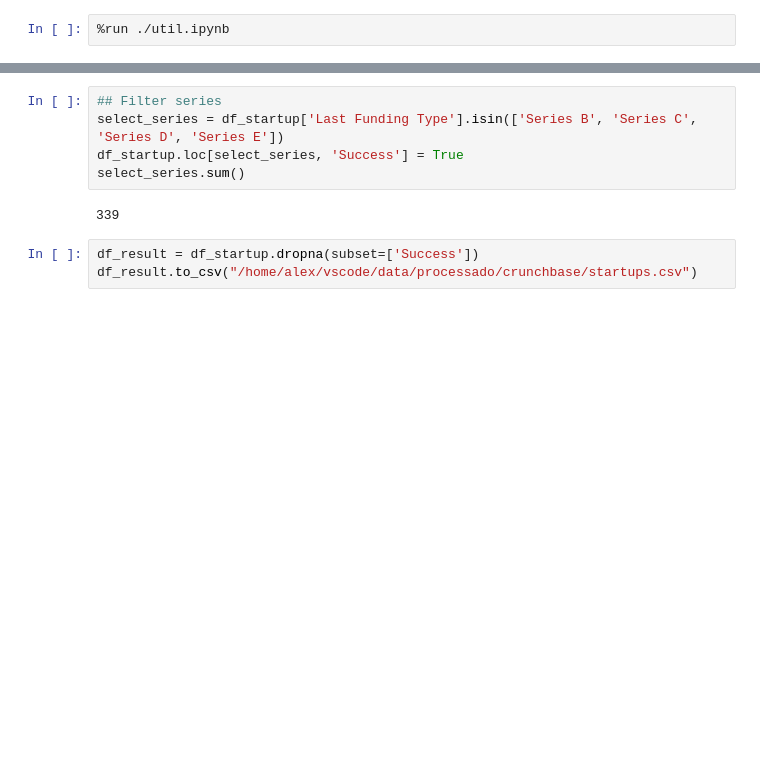
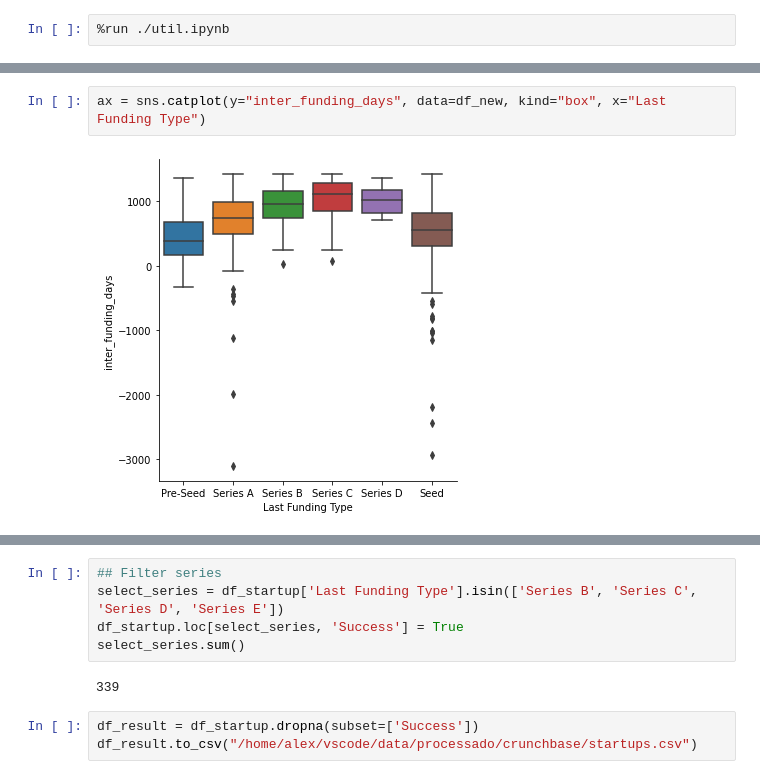
Before and after one commit to alexlopespereira/companies, a Jupyter notebook: src/companies.ipynb, the cells around one changed output, grey strips where cells are left out. Cells and saved outputs as stored; diff of their text form; blank space fills up the shorter version.

```diff
--- a/src/companies.ipynb
+++ b/src/companies.ipynb
@@ -18,2 +78,6 @@ df_startup['Last_Funding_Year'] = df_startup['Last Funding Date'].apply(lambda x
+# %%
+ax = sns.catplot(y="inter_funding_days", data=df_new, kind="box", x="Last Funding Type")
+# %% [output]
+[figure, added]
 # %%
 ## Filter seed and pre-seed
```
Also changed, not shown: parts of 8 cells of this notebook, 1 other file.
